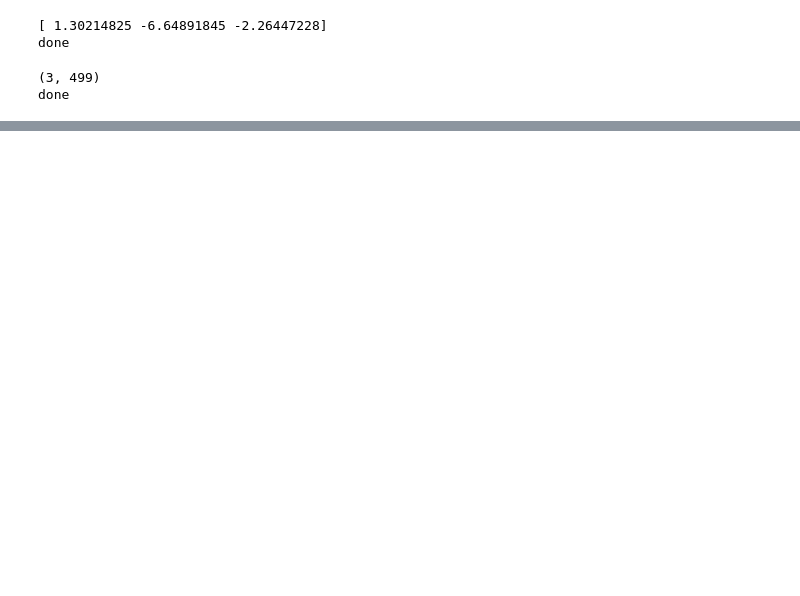
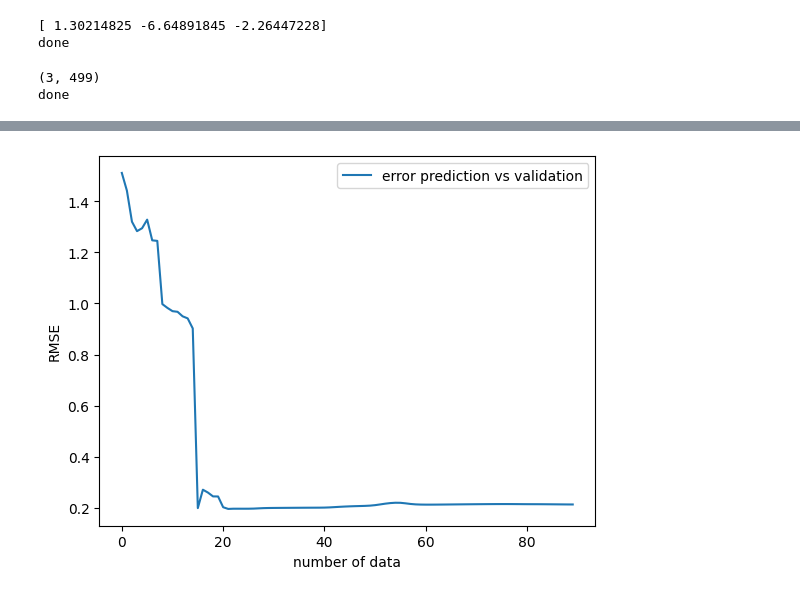
Before and after one commit to skyamat0/research, a Jupyter notebook: test.ipynb, the cells around one changed output, grey strips where cells are left out. Cells and saved outputs as stored; diff of their text form; code cells hidden in the pictures; blank space fills up the shorter version.

Commit message:
predict kdv equation by kEDMD

```diff
--- a/test.ipynb
+++ b/test.ipynb
@@ -207,0 +232,33 @@ plt.show()
+# %%
+X_vdp = solution1.y[:, :-1]
+Y_vdp = solution1.y[:, 1:]
+# %%
+# kernel EDMD
+# 閾値
+error = []
+for i in range(10, 100):
+    num_data = i
+    # カーネルKoopman行列を求める
+    #K_kernel = sp.linalg.inv((G_hat + c*np.eye(M,M))) @ A_hat
+    kedmd_poly = kEDMD(X_vdp[:, :num_data], Y_vdp[:, :num_data], kernel="polynomial", p=3, c=1)
+    kedmd_gauss = kEDMD(X_vdp[:, :num_data], Y_vdp[:, :num_data], kernel="gaussian", eps=np.sqrt(5))
+
+    # K_dmd = Y_vdp[:, :30].T @ np.linalg.pinv(X_vdp[:, :30].T)
+    # evals, evec = np.linalg.eig(K_dmd)
+    # modes = sp.linalg.pinv(X_vdp[:, :30] @ evec, rtol=1e-3) @ X_vdp
+    # efunc = X_vdp[:, :30] @ evec
+    # y_dmd = np.real((evals * efunc) @ modes)
+
+
+    kedmd_gauss.fit(truncation=1e-5)
+    kedmd_poly.fit(truncation=1e-5)
+
+    # 予測値を求める
+    pred_gauss = [X_vdp[:, num_data]]
+    pred_poly = [X_vdp[:, num_data]]
+    for x in X_vdp[:, num_data:-1].T:
+        pred_gauss.append(kedmd_gauss.predict(x))
+        pred_poly.append(kedmd_poly.predict(x))
+    y_kedmd_poly = np.array(pred_poly).T
+    error.append(np.linalg.norm(Y_vdp[:, num_data:]-y_kedmd_poly, axis=0).mean())
+print("done")
@@ -207,0 +283,8 @@ plt.show()
+# %%
+plt.plot(np.arange(0, len(error)), np.array(error), label="error prediction vs validation")
+plt.xlabel("number of data")
+plt.ylabel("RMSE")
+plt.legend()
+plt.show()
+# %% [output]
+[figure, added]
```
Also changed, not shown: parts of 11 cells of this notebook, 6 other files.
